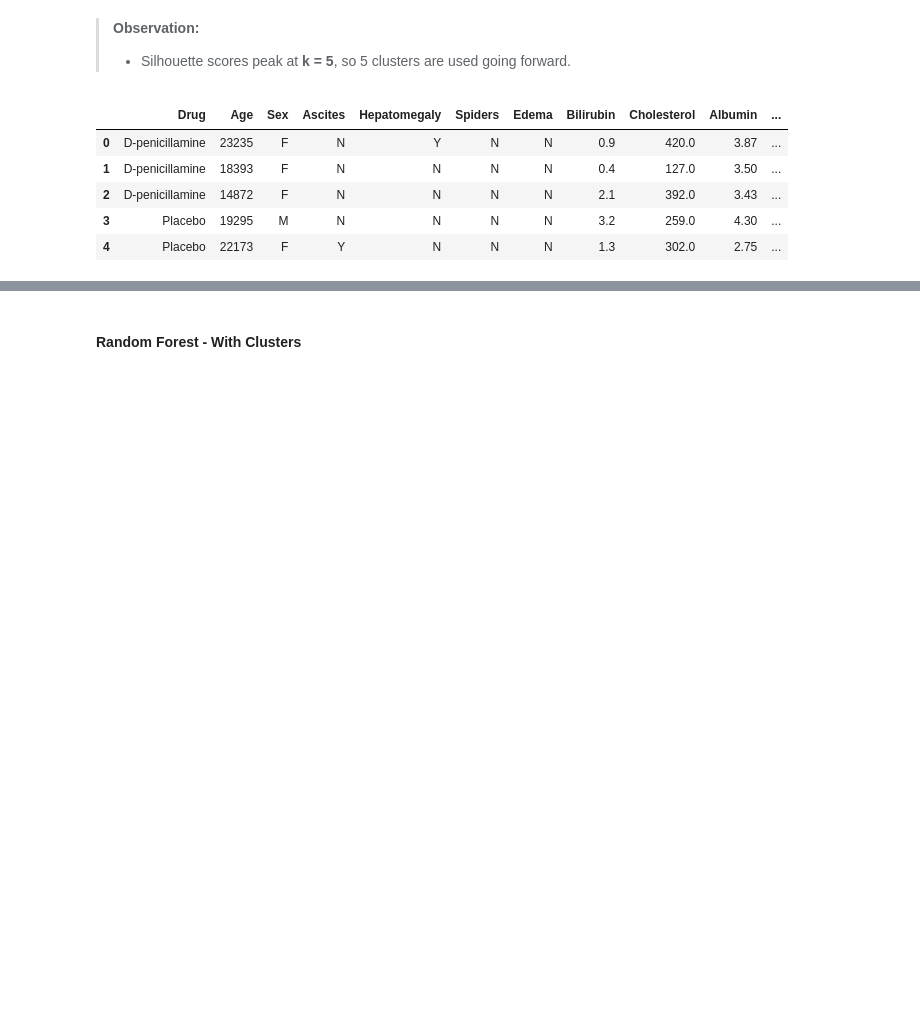
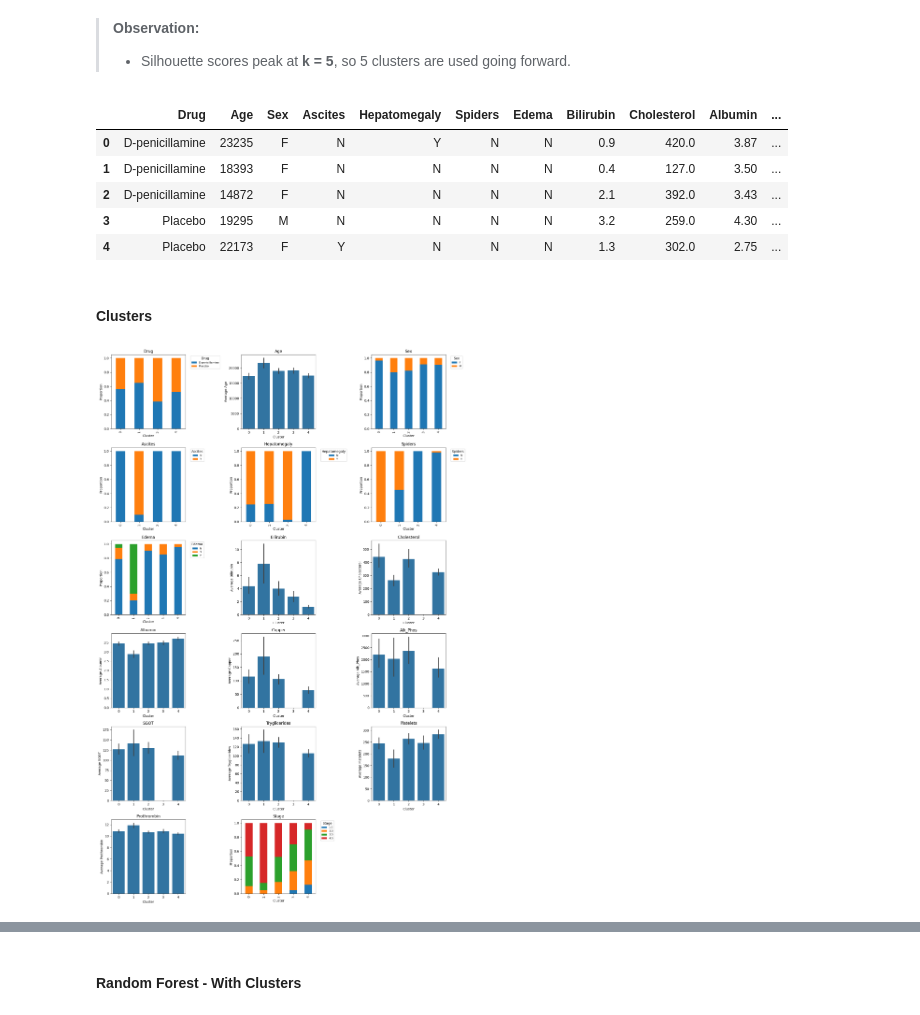
Before and after one commit to swirita/Cirrhosis-Prediction, a Jupyter notebook: Cirrhosis_Prediction.ipynb, the cells around one changed output, grey strips where cells are left out. Drawn from its saved outputs; the diff is of its cells as text; code cells hidden in the pictures; blank space fills up the shorter version.

Commit message:
Added Cluster Visualizations & Aanalyzed them + Recommendations

```diff
--- a/Cirrhosis_Prediction.ipynb
+++ b/Cirrhosis_Prediction.ipynb
@@ -1053,3 +1053,57 @@ X_train_cluster.head()
 | 2 | D-penicillamine | 14872 | F | N | N | N | N | 2.1 | 392.0 | 3.43 | ... |
 | 3 | Placebo | 19295 | M | N | N | N | N | 3.2 | 259.0 | 4.30 | ... |
 | 4 | Placebo | 22173 | F | Y | N | N | N | 1.3 | 302.0 | 2.75 | ... |
+# %% [markdown]
+#### Clusters
+# %%
+edema_order = ['N', 'S', 'Y']
+stage_order = [1.0, 2.0, 3.0, 4.0]
+ord_cols = ['Edema', 'Stage']
+
+feature_cols = [col for col in X_train_cluster.columns if col != 'Cluster']
+
+n_cols = 3
+n_rows = -(-len(feature_cols) // n_cols)  # ceiling division
+
+fig, axes = plt.subplots(n_rows, n_cols, figsize=(16, n_rows * 4))
+axes = axes.flatten()
+
+for i, col in enumerate(feature_cols):
+    if col == 'Edema':
+        # ordinal -> stacked proportions, kept in clinical order N < S < Y
+        ct = pd.crosstab(X_train_cluster['Cluster'], X_train_cluster[col], normalize='index')
+        ct = ct.reindex(columns=edema_order, fill_value=0)
+        ct.plot(kind='bar', stacked=True, ax=axes[i], legend=True)
+        axes[i].legend(title=col, fontsize=8, bbox_to_anchor=(1.05, 1), loc='upper left')
+        axes[i].set_ylabel("Proportion")
+
+    elif col == 'Stage':
+        # ordinal -> stacked proportions, kept in order 1 < 2 < 3 < 4
+        ct = pd.crosstab(X_train_cluster['Cluster'], X_train_cluster[col], normalize='index')
+        ct = ct.reindex(columns=stage_order, fill_value=0)
+        ct.plot(kind='bar', stacked=True, ax=axes[i], legend=True)
+        axes[i].legend(title=col, fontsize=8, bbox_to_anchor=(1.05, 1), loc='upper left')
+        axes[i].set_ylabel("Proportion")
+
+    elif X_train_cluster[col].dtype == 'object':
+        # nominal categorical -> stacked proportions, no specific order needed
+        ct = pd.crosstab(X_train_cluster['Cluster'], X_train_cluster[col], normalize='index')
+        ct.plot(kind='bar', stacked=True, ax=axes[i], legend=True)
+        axes[i].legend(title=col, fontsize=8, bbox_to_anchor=(1.05, 1), loc='upper left')
+        axes[i].set_ylabel("Proportion")
+
+    else:
+        # numeric -> average per cluster
+        sns.barplot(data=X_train_cluster, x='Cluster', y=col, ax=axes[i])
+        axes[i].set_ylabel(f"Average {col}")
+
+    axes[i].set_title(col)
+    axes[i].set_xlabel("Cluster")
+
+for j in range(len(feature_cols), len(axes)):
+    fig.delaxes(axes[j])
+
+plt.tight_layout()
+plt.show()
+# %% [output]
+[figure, added]
```
Also changed, not shown: parts of 3 cells of this notebook.
